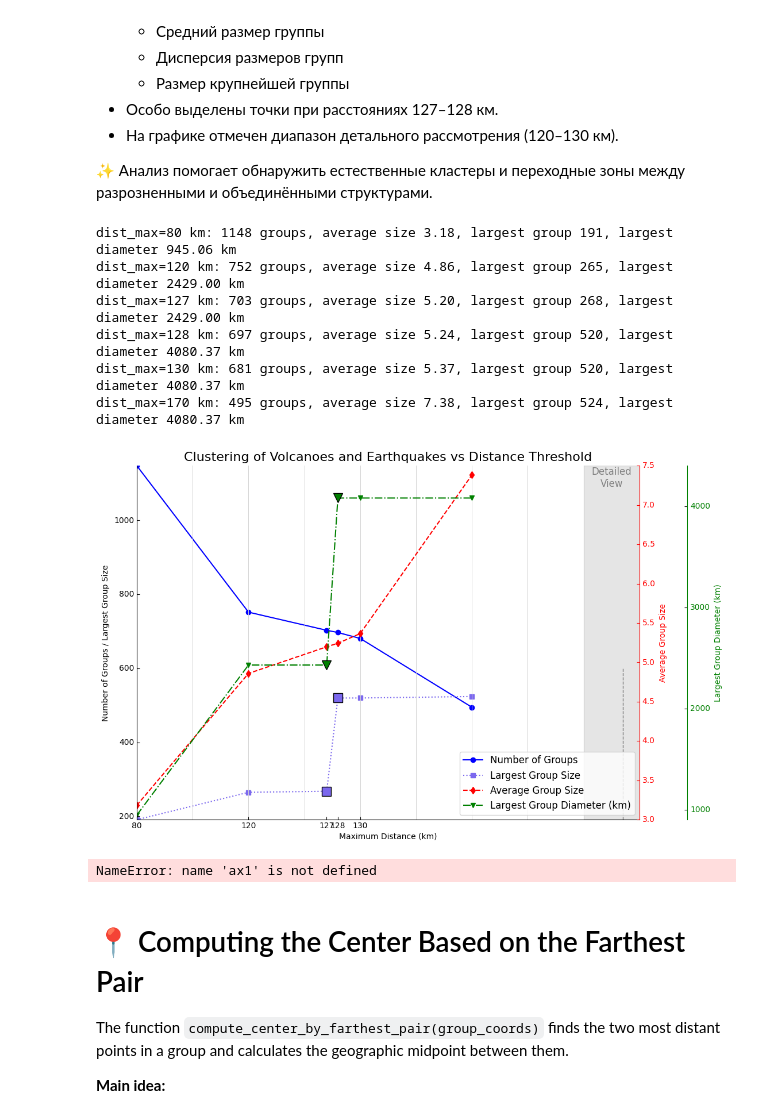
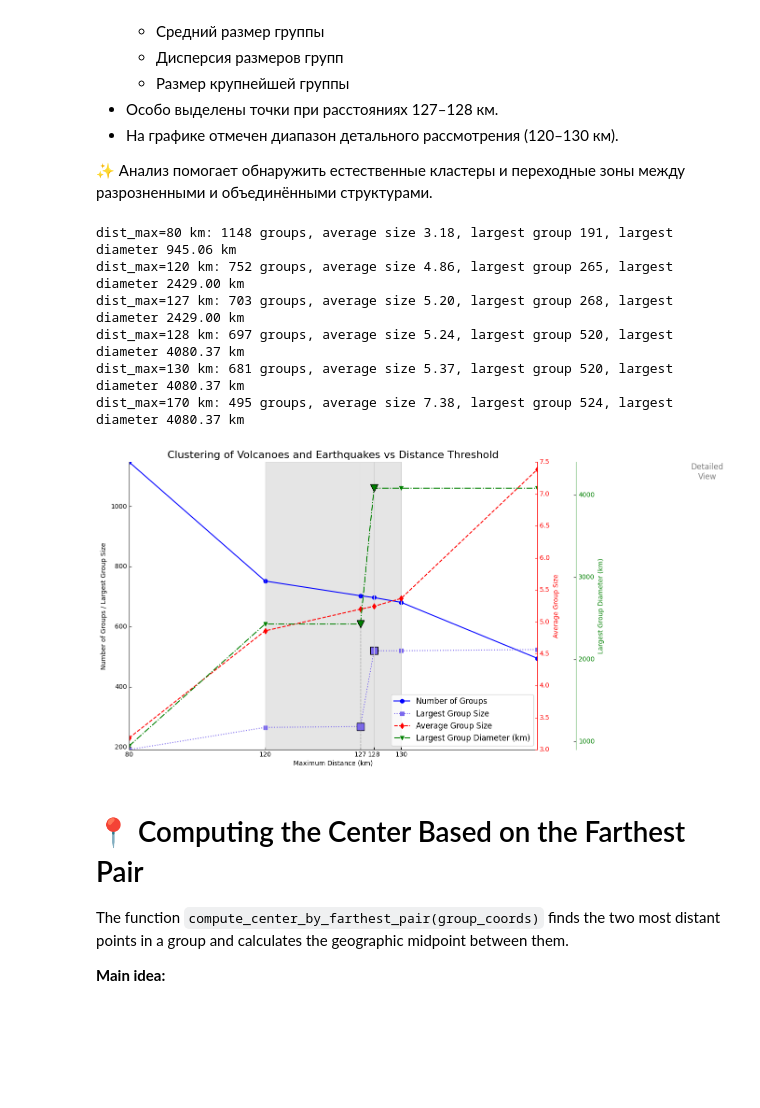
Before and after one commit to componavt/wd_book, a Jupyter notebook: programming_tasks/natural_disasters/volcano_earthquake_clustering.ipynb, the cells around one changed output. Saved outputs shown, nothing was run; the diff lists cells and outputs as text; code cells hidden in the pictures; blank space fills up the shorter version.

Commit message:
graph done

```diff
--- a/programming_tasks/natural_disasters/volcano_earthquake_clustering.ipynb
+++ b/programming_tasks/natural_disasters/volcano_earthquake_clustering.ipynb
@@ -196,10 +196,10 @@ def haversine_distances(coords):
     from sklearn.metrics.pairwise import haversine_distances
     return haversine_distances(np.radians(coords)) * 6371.0  # Radius of Earth
 
+# --- Compute metrics for each distance ---
 for dist_max in distances_max_list:
     G = nx.Graph()
 
-    # Add nodes
     for idx, coord in enumerate(all_coords):
         G.add_node(idx, pos=coord, type=types[idx])
 
@@ -212,16 +212,12 @@ for dist_max in distances_max_list:
 
     # Find connected components (groups)
     connected_components = list(nx.connected_components(G))
-    groups_count = len(connected_components)
-    groups_count_list.append(groups_count)
+    groups_count_list.append(len(connected_components))    # число кластеров, где точки ближе друг к другу, чем dist_max
 
     # Compute group size metrics
     group_sizes = [len(group) for group in connected_components]
-    average_size = np.mean(group_sizes) if group_sizes else 0
-    largest_size = np.max(group_sizes) if group_sizes else 0
-
-    average_group_size_list.append(average_size)
-    largest_group_size_list.append(largest_size)
+    average_group_size_list.append(np.mean(group_sizes) if group_sizes else 0)
+    largest_group_size_list.append(np.max(group_sizes) if group_sizes else 0)
 
     # Compute diameter metrics
     group_diameters = []
@@ -229,16 +225,17 @@ for dist_max in distances_max_list:
         coords = [all_coords[idx] for idx in group]
         diameter = compute_group_diameter(coords)
         group_diameters.append(diameter)
+    # group_diameters = [compute_group_diameter([all_coords[idx] for idx in group]) for group in connected_components]
 
-    largest_diameter = np.max(group_diameters) if group_diameters else 0
-    largest_group_diameter_list.append(largest_diameter)
+    largest_group_diameter_list.append(np.max(group_diameters) if group_diameters else 0)
 
-    print(f"dist_max={dist_max} km: {groups_count} groups, average size {average_size:.2f}, "
-          f"largest group {largest_size}, largest diameter {largest_diameter:.2f} km")
+    print(f"dist_max={dist_max} km: {len(connected_components)} groups, average size {np.mean(group_sizes):.2f}, "
+          f"largest group {np.max(group_sizes)}, largest diameter {np.max(group_diameters):.2f} km")
 
 # --- Plot the results with three Y-axes ---
 
 # Generate new "compressed" X axis for visual clarity in the 120–130 km range
+# 📉 Compresses scale before 120, 📈 stretches 120-130, 📉 compresses after 130.
 compress_before=0.5
 compress_between=2.0
 compress_after=0.5
@@ -246,7 +243,6 @@ new_x_list = [transform_x(x, compress_before, compress_between, compress_after)
 real_to_new_x = dict(zip(distances_max_list, new_x_list))
 
 plt.rcParams["axes.grid"] = False  # Disable default grid globally
-
 fig = plt.figure(figsize=(14, 8))
 host = host_subplot(111, axes_class=AA.Axes)
 plt.subplots_adjust(right=0.75)
@@ -269,6 +265,7 @@ scaled_largest_diameter = [x/1000 for x in largest_group_diameter_list]
 p4, = par2.plot(new_x_list, scaled_largest_diameter, marker='v', linestyle='-.', label="Largest Group Diameter (km)", color='green')
 
 # Axis labels
+host.set_xlim(min(new_x_list), max(new_x_list))
 host.set_xlabel("Maximum Distance (km)", fontsize=14)
 host.yaxis.set_label_position("left")
 host.set_ylabel("Number of Groups / Largest Group Size", fontsize=14)
@@ -307,7 +304,8 @@ par2.plot([real_to_new_x[127]], [scaled_largest_diameter[highlight_idx[0]]], mar
 par2.plot([real_to_new_x[128]], [scaled_largest_diameter[highlight_idx[1]]], marker='v', markersize=12, color='green', markeredgecolor='black')
 
 # Highlight the range 120-130 km
-host.axvspan(120, 130, color='grey', alpha=0.2)
+host.axvspan(real_to_new_x[120], real_to_new_x[130], color='grey', alpha=0.2)
+ymin, ymax = host.get_ylim()
 host.text(125, ymax*0.95, 'Detailed\nView', ha='center', fontsize=12, color='grey')
 
 
@@ -323,39 +321,43 @@ host.set_xticklabels([str(val) for val in selected_xticks if val in real_to_new_
 
 # Turn off grid and draw custom grid lines
 host.grid(False)
-for tick in current_xticks:
-    host.axvline(x=tick, color='lightgrey', linestyle='-', linewidth=0.7)
+for tick in selected_xticks:
+    if tick in real_to_new_x:
+        host.axvline(x=real_to_new_x[tick], color='lightgrey', linestyle='-', linewidth=0.7)
+
 
 # Draw a short custom vertical line at x=127
 #ymin, ymax = host.get_ylim()
 #host.plot([127, 127], [ymin, ymax], color='grey', linestyle='--', linewidth=1)
-host.plot([127, 127], [191, 600], color='grey', linestyle='--', linewidth=1)
+#host.plot([127, 127], [191, 600], color='grey', linestyle='--', linewidth=1)
 
-
+if 127 in real_to_new_x:
+    host.plot([real_to_new_x[127], real_to_new_x[127]], [191, 600],
+              color='grey', linestyle='--', linewidth=1)
 
 
 
 
 # Legend
 lines = [p1, p2, p3, p4]
 labels = [l.get_label() for l in lines]
 host.legend(lines, labels, loc='lower right', fontsize=12)
 
 # Hide top and right spines to remove horizontal frame lines
 for spine in host.spines.values():
     spine.set_visible(False)
 
 plt.title('Clustering of Volcanoes and Earthquakes vs Distance Threshold', fontsize=16)
 # plt.grid(True)
 plt.show()
 # %% [output]
 dist_max=80 km: 1148 groups, average size 3.18, largest group 191, largest diameter 945.06 km
 dist_max=120 km: 752 groups, average size 4.86, largest group 265, largest diameter 2429.00 km
 dist_max=127 km: 703 groups, average size 5.20, largest group 268, largest diameter 2429.00 km
 dist_max=128 km: 697 groups, average size 5.24, largest group 520, largest diameter 4080.37 km
 dist_max=130 km: 681 groups, average size 5.37, largest group 520, largest diameter 4080.37 km
 dist_max=170 km: 495 groups, average size 7.38, largest group 524, largest diameter 4080.37 km
-[figure, old version]
+[figure, new version]
 # %%
 # добавить текстовые подписи к точкам на всех кривых, но только для x=127 и x=128
 # 📜 Полный код для аннотаций на графике
@@ -402,8 +404,6 @@ ax1.annotate(f"{highlight_brown_y[1]:.0f}", xy=(highlight_xs[1], highlight_brown
 # Set exact X and Y limits
 ax1.set_xlim(80, 160)
 ax1.set_ylim(0, 1200)
-# %% [output]
-NameError: name 'ax1' is not defined
 # %%
 # Анализ объединения групп при dist_max=127 и dist_max=128
 # Analyzing group merging at dist_max=127 and dist_max=128
```
Also changed, not shown: parts of 1 cell of this notebook.
